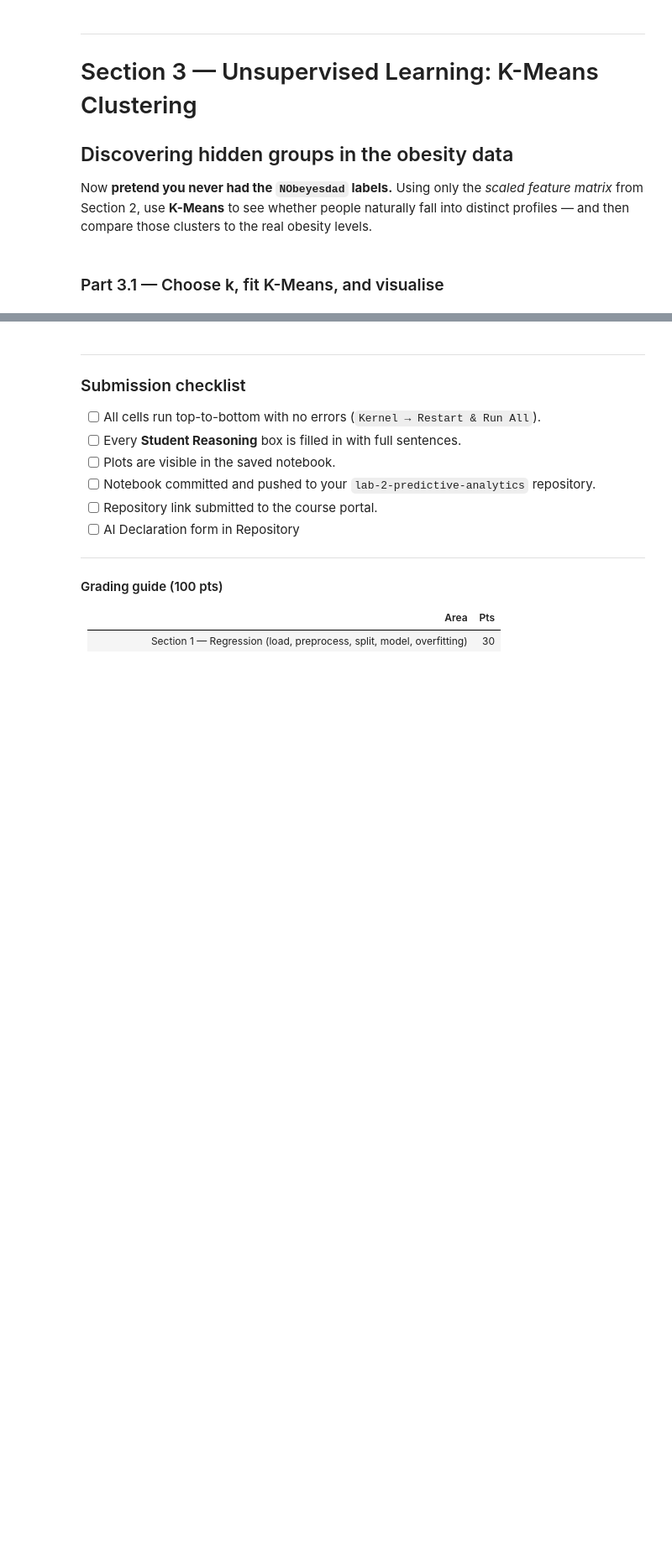
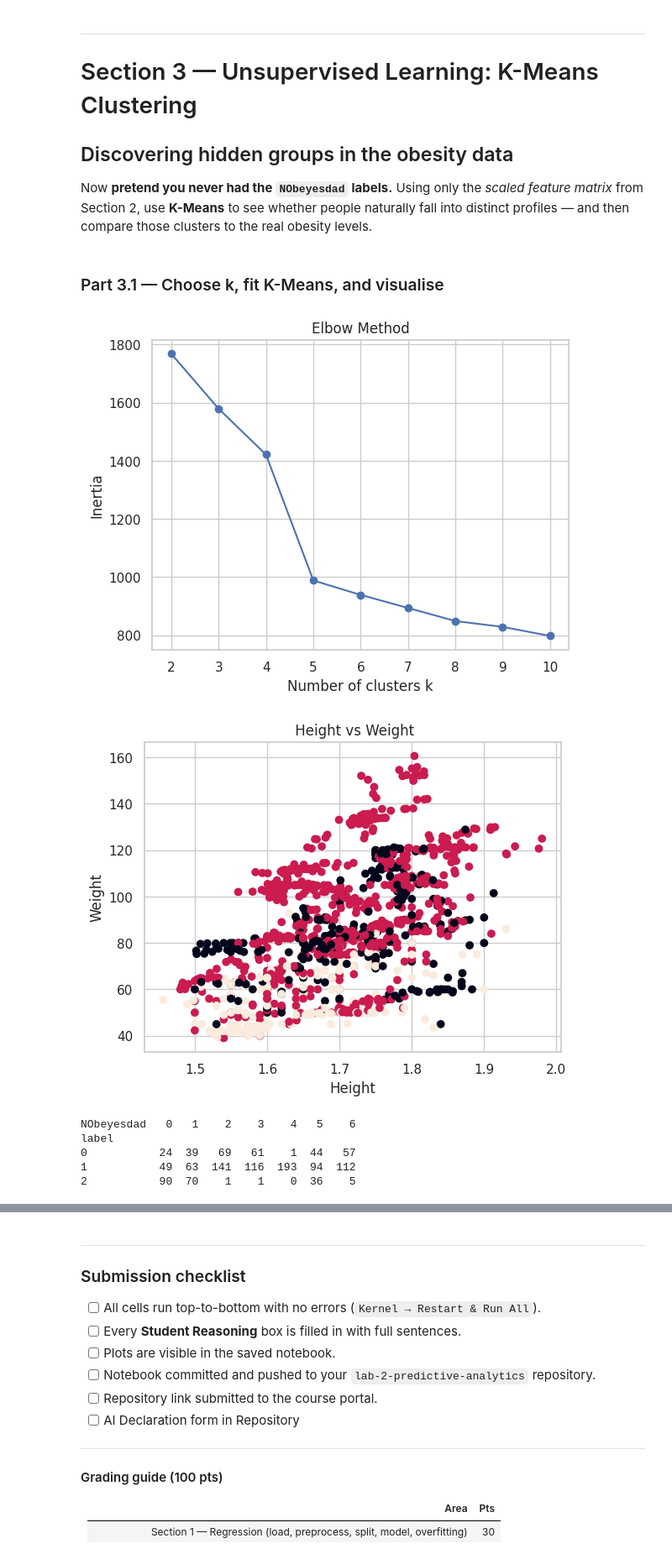
Before and after one commit to wilson0g/lab-2-predictive-analytics, a Jupyter notebook: lab_2_predictive_analytics.ipynb, the cells around one changed output, grey strips where cells are left out. Shown at 84% size. Cells and saved outputs as stored; diff of their text form; code cells hidden in the pictures; blank space fills up the shorter version.

```diff
--- a/lab_2_predictive_analytics.ipynb
+++ b/lab_2_predictive_analytics.ipynb
@@ -534,31 +534,51 @@ and then compare those clusters to the real obesity levels.
 # %%
 # TODO: Use ONLY the scaled obesity features (no target) for clustering.
 
 # TODO: Choose the number of clusters k with the Elbow method (and/or silhouette score).
 from sklearn.cluster import KMeans
 from sklearn.metrics import silhouette_score
 record4inertia=[]
 record4silhouette=[]
 for i in range(2,11):
   kmeans=KMeans(n_clusters=i,random_state=random_state)
   labels=kmeans.fit_predict(scaledxtrain)
   record4inertia.append(kmeans.inertia_)
   record4silhouette.append(silhouette_score(scaledxtrain,labels))
 
 plt.plot(range(2, 11), record4inertia, marker='o')
 plt.xlabel('Number of clusters k')
 plt.ylabel('Inertia')
 plt.title('Elbow Method')
 plt.show()
 #   Loop k = 2..10, record inertia_ (and silhouette), and plot inertia vs k.
 
 # TODO: Fit KMeans with your chosen k (random_state=RANDOM_STATE) and get cluster labels.
 
 # TODO: Visualise the clusters in 2D.
 #   Pick two informative features (e.g. Weight vs Height) OR reduce to 2D with PCA
+kmeans = KMeans(n_clusters=3, random_state=random_state)
+cluster_labels = kmeans.fit_predict(scaledxtrain)
+
+plt.scatter(xtrain['Height'], xtrain['Weight'], c=cluster_labels)
+plt.xlabel('Height')
+plt.ylabel('Weight')
+plt.title(' Height vs Weight')
+plt.show()
 #   (from sklearn.decomposition import PCA) and colour points by cluster.
+# %% [output]
+[figure, added]
+[figure, added]
 # %%
 # TODO: How well do the clusters line up with the TRUE obesity levels?
 #   Build a crosstab of cluster label vs the real NObeyesdad category:
+table=pd.DataFrame({'label':cluster_labels, 'NObeyesdad':ytrain})
+crosstab_result=pd.crosstab(table['label'], table['NObeyesdad'])
+print(crosstab_result)
 #   pd.crosstab(cluster_labels, obesity['NObeyesdad'])
 #   Do some clusters map cleanly onto specific obesity levels?
+# %% [output]
+NObeyesdad   0   1    2    3    4   5    6
+label
+0           24  39   69   61    1  44   57
+1           49  63  141  116  193  94  112
+2           90  70    1    1    0  36    5
```
Also changed, not shown: parts of 3 cells of this notebook.
